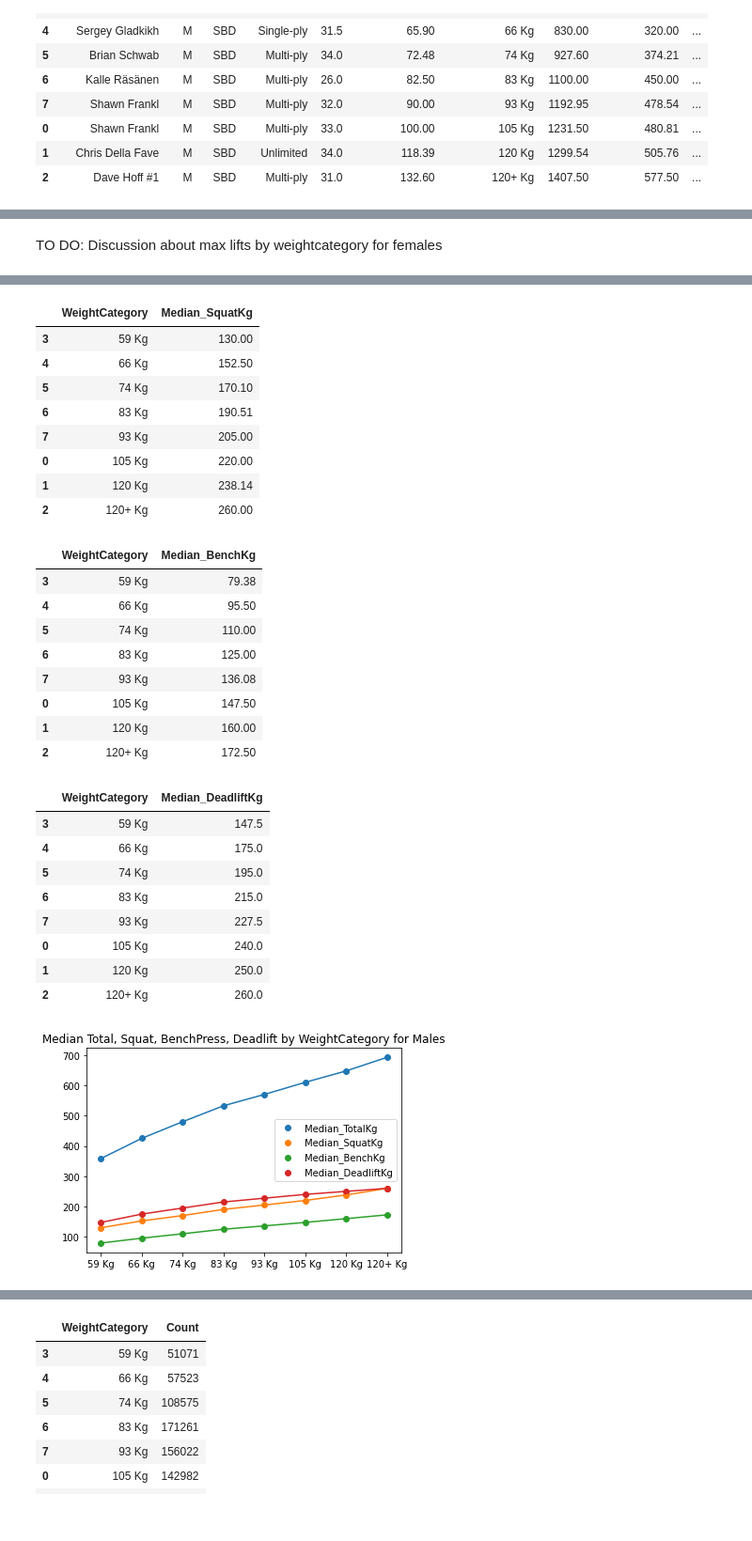
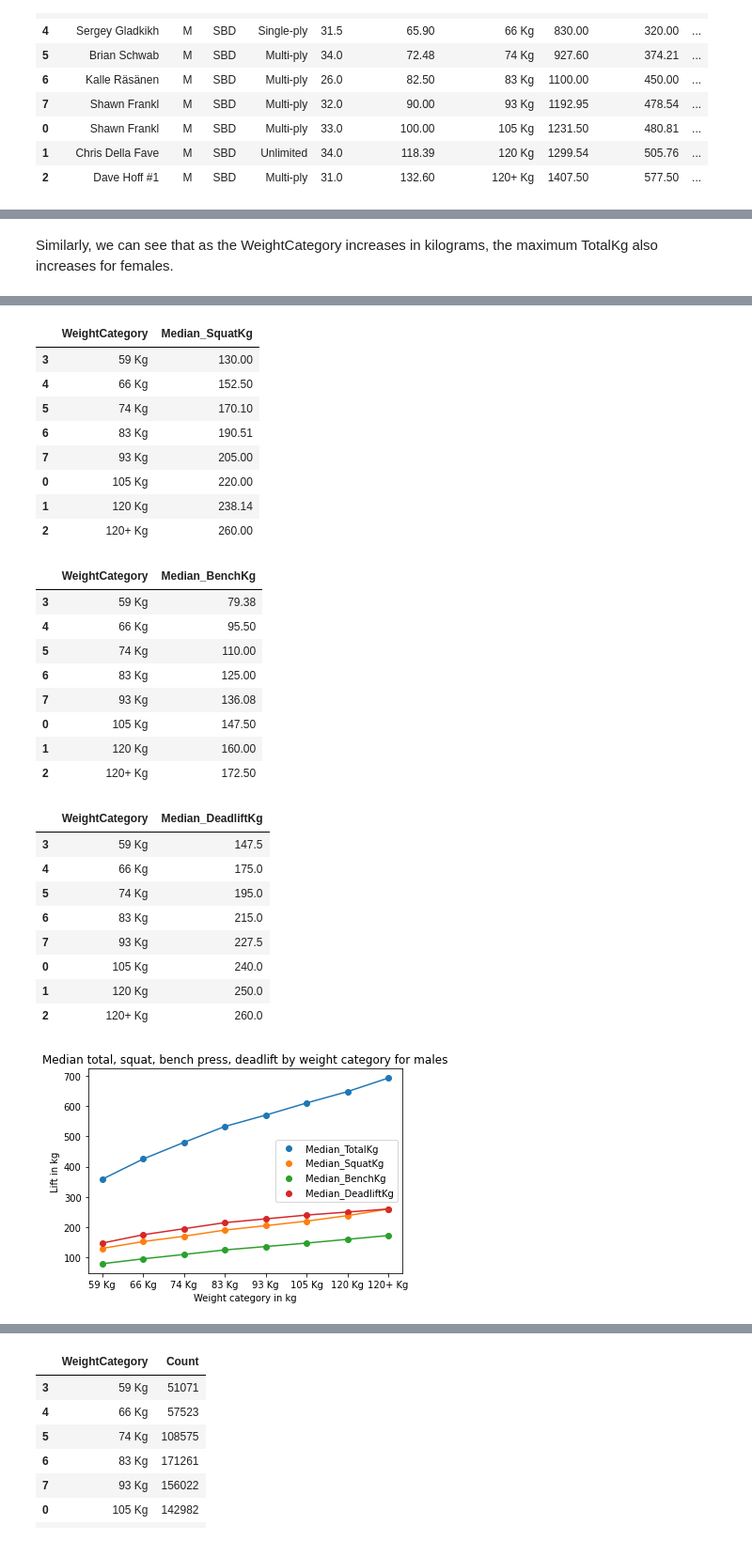
Before and after one commit to kim-jason/PowerliftingDataset, a Jupyter notebook: Powerlifting_Data_Science_Project.ipynb, the cells around one changed output, grey strips where cells are left out. Shown at 94% size. Cells and saved outputs as stored; diff of their text form; code cells hidden in the pictures.

```diff
--- a/Powerlifting_Data_Science_Project.ipynb
+++ b/Powerlifting_Data_Science_Project.ipynb
@@ -880,8 +878,8 @@ display(all_lifts_weightcategory_female)
 | 5 | Laura Phelps-Stackhouse | F | SBD | Multi-ply | 31.0 | 75.00 | 76 Kg | 816.47 | 337.93 | ... |
 | 6 | Deana D'Andrea | F | SBD | Multi-ply | 34.5 | 83.19 | 84 Kg | 818.73 | 331.12 | ... |
 | 7 | Becca Swanson | F | SBD | Multi-ply | 31.0 | 112.10 | 84+ Kg | 930.00 | 387.50 | ... |
-# %% [markdown]
-TO DO: Discussion about max lifts by weightcategory for females
+# %% [markdown]
+Similarly, we can see that as the WeightCategory increases in kilograms, the maximum TotalKg also increases for females.
 # %%
 # Visualize total vs weight for males
 all_lifts_weightcategorymedian_male = all_lifts_male.groupby(['WeightCategory']).agg(Median_TotalKg=('TotalKg', 'median'))
@@ -924,7 +922,9 @@ plt.plot(deadlift_weightcategorymedian_male['WeightCategory'], deadlift_weightca
 
 
 # Show legend and title
-plt.title("Median Total, Squat, BenchPress, Deadlift by WeightCategory for Males")
+plt.title("Median total, squat, bench press, deadlift by weight category for males")
+plt.xlabel("Weight category in kg")
+plt.ylabel("Lift in kg")
 plt.legend()
 plt.show()
 # %% [output]
@@ -937,31 +937,31 @@ plt.show()
 | 0 | 105 Kg | 610.00 |
 | 1 | 120 Kg | 647.50 |
 | 2 | 120+ Kg | 692.50 |
 |  | WeightCategory | Median_SquatKg |
 | 3 | 59 Kg | 130.00 |
 | 4 | 66 Kg | 152.50 |
 | 5 | 74 Kg | 170.10 |
 | 6 | 83 Kg | 190.51 |
 | 7 | 93 Kg | 205.00 |
 | 0 | 105 Kg | 220.00 |
 | 1 | 120 Kg | 238.14 |
 | 2 | 120+ Kg | 260.00 |
 |  | WeightCategory | Median_BenchKg |
 | 3 | 59 Kg | 79.38 |
 | 4 | 66 Kg | 95.50 |
 | 5 | 74 Kg | 110.00 |
 | 6 | 83 Kg | 125.00 |
 | 7 | 93 Kg | 136.08 |
 | 0 | 105 Kg | 147.50 |
 | 1 | 120 Kg | 160.00 |
 | 2 | 120+ Kg | 172.50 |
 |  | WeightCategory | Median_DeadliftKg |
 | 3 | 59 Kg | 147.5 |
 | 4 | 66 Kg | 175.0 |
 | 5 | 74 Kg | 195.0 |
 | 6 | 83 Kg | 215.0 |
 | 7 | 93 Kg | 227.5 |
 | 0 | 105 Kg | 240.0 |
 | 1 | 120 Kg | 250.0 |
 | 2 | 120+ Kg | 260.0 |
-[figure, old version]
+[figure, new version]
```
Also changed, not shown: parts of 121 cells of this notebook.
